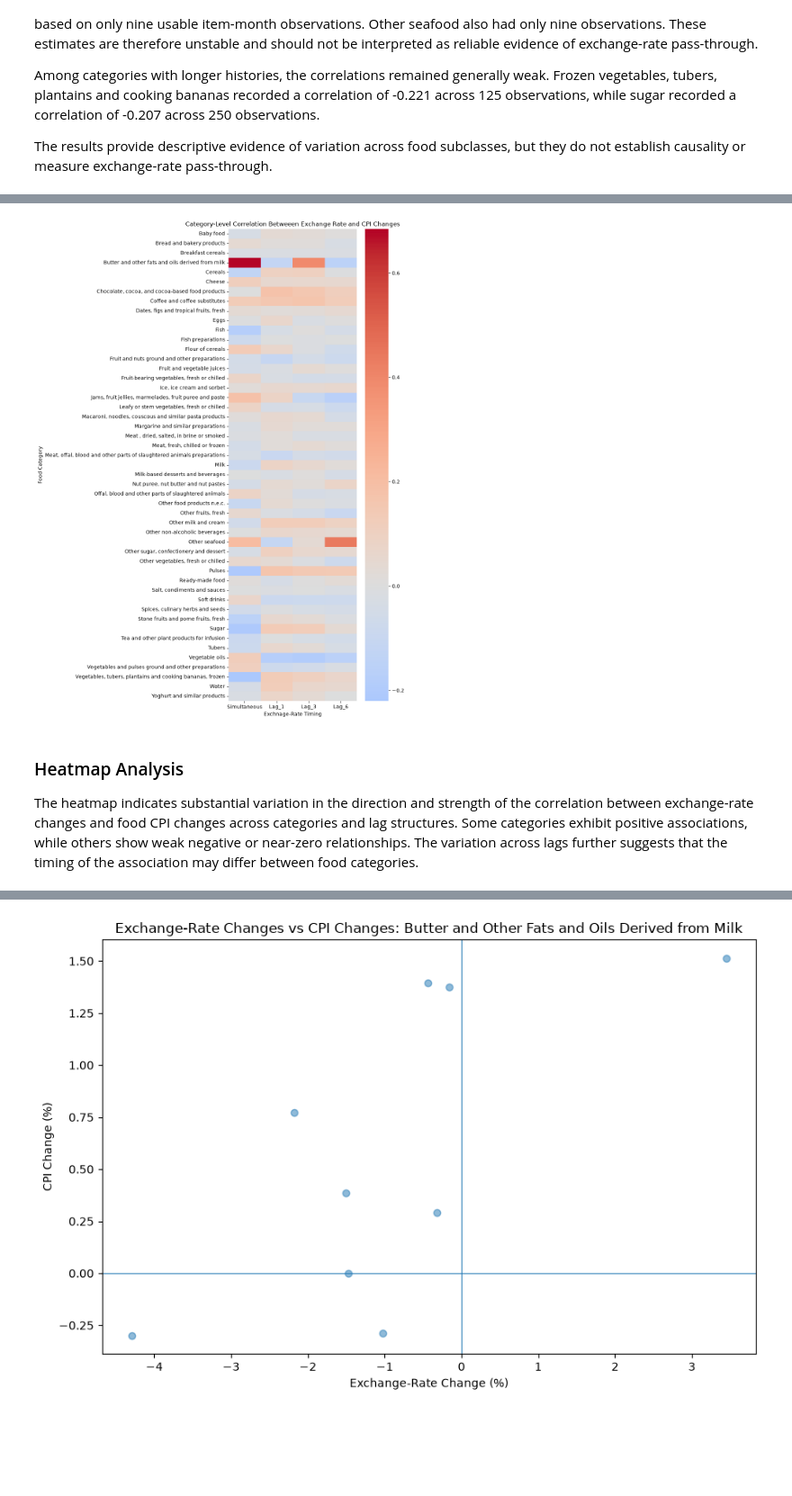
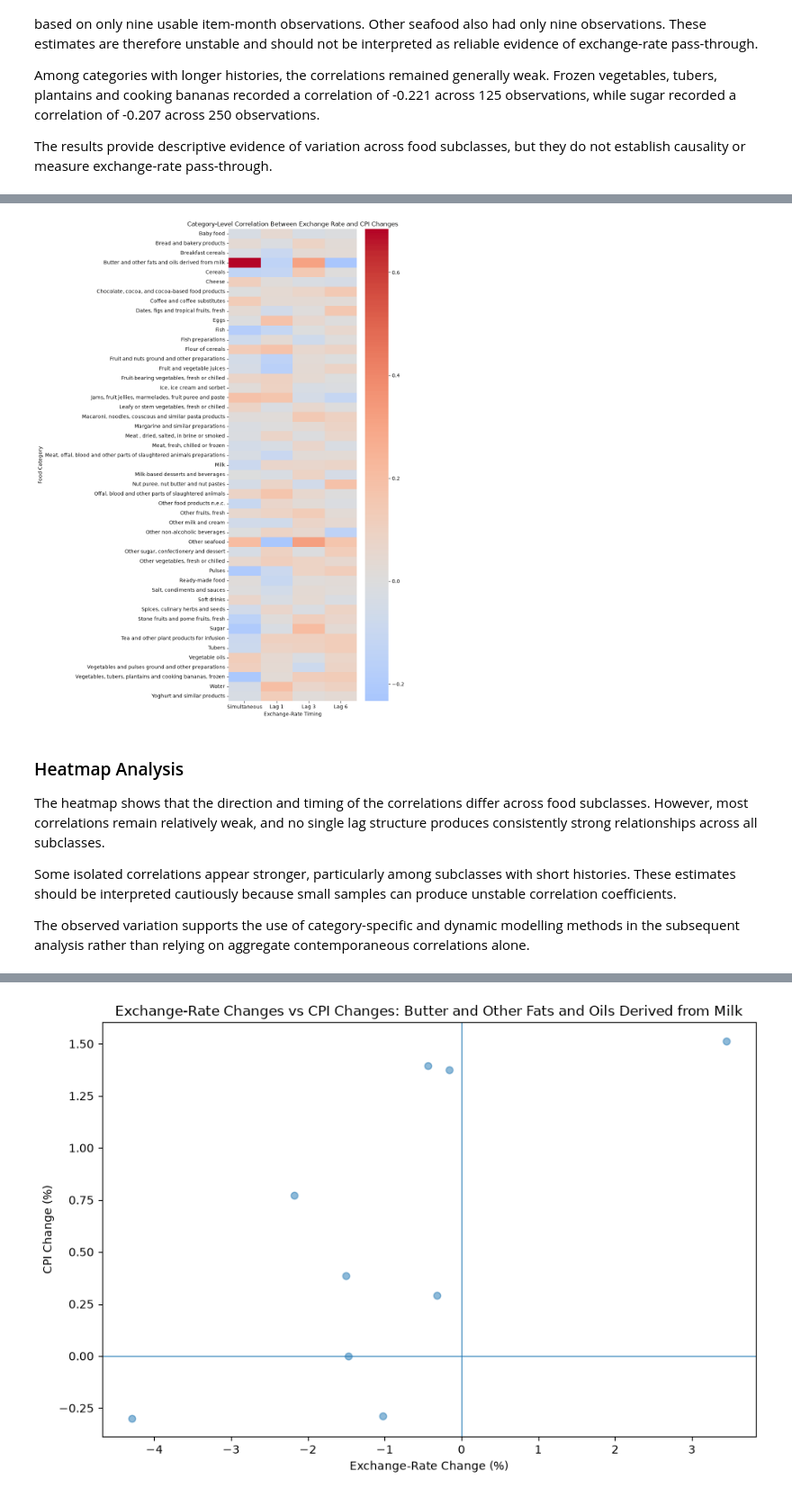
Before and after one commit to MasindiManaga/ERPT_ML_Research, a Jupyter notebook: notebooks/04_Exploratory_Data_Analysis.ipynb, the cells around one changed output, grey strips where cells are left out. Shown at 90% size. Saved outputs shown, nothing was run; the diff lists cells and outputs as text; code cells hidden in the pictures; blank space fills up the shorter version.

```diff
--- a/notebooks/04_Exploratory_Data_Analysis.ipynb
+++ b/notebooks/04_Exploratory_Data_Analysis.ipynb
@@ -614,11 +621,18 @@ monthly_exchange.head(10)
 # %%
-# exchange rate movement and food-price movements
+# merge monthly exchange-rate movements with food-price data
+exchange_rate_columns = [
+    "Date",
+    "ExchangeRate_Change_Pct",
+    "ExchangeRate_Change_Lag1_Pct",
+    "ExchangeRate_Change_Lag3_Pct",
+    "ExchangeRate_Change_Lag6_Pct"
+]
+
 eda_relationship = data.merge(
-    monthly_exchange[
-        ["Date", "ExchangeRate_Change_Pct"]
-    ],
+    monthly_exchange[exchange_rate_columns],
     on="Date",
-    how="left"
+    how="left",
+    validate="many_to_one"
 )
 # %%
 eda_relationship[
@@ -792,20 +811,18 @@ Among categories with longer histories, the correlations remained generally weak
 
 The results provide descriptive evidence of variation across food subclasses, but they do not establish causality or measure exchange-rate pass-through.
 # %%
-# calculate category-level correlations at different lags
+# calculate subclass-grouped correlations at different lags
 category_lag_correlations = pd.DataFrame({
-    "Simultaneous": eda_relationship.groupby("SubclassDescription").apply(
-        lambda x: x["CPI_Change_Pct"].corr(x["ExchangeRate_Change_Pct"])
-    ),
-    "Lag_1": eda_relationship.groupby("SubclassDescription").apply(
-        lambda x: x["CPI_Change_Pct"].corr(x["ExchangeRate_Lag1"])
-    ),
-    "Lag_3": eda_relationship.groupby("SubclassDescription").apply(
-        lambda x: x["CPI_Change_Pct"].corr(x["ExchangeRate_Lag3"])
-    ),
-    "Lag_6": eda_relationship.groupby("SubclassDescription").apply(
-        lambda x: x["CPI_Change_Pct"].corr(x["ExchangeRate_Lag6"])
+    timing: (
+        eda_relationship
+        .groupby("SubclassDescription")
+        .apply(
+            lambda group: group["CPI_Change_Pct"].corr(
+                group[column]
+            )
+        )
     )
+    for timing, column in exchange_rate_timing.items()
 })
 
 category_lag_correlations.head()
@@ -853,27 +895,31 @@ Some categories show stronger associations with exchange-rate movements than oth
 # %%
 import seaborn as sns
 
 plt.figure(figsize=(10,14))
 
 sns.heatmap(
     category_lag_correlations,
     annot=False,
     cmap="coolwarm",
     center=0
 )
 
-plt.title("Category-Level Correlation Betweeen Exchange Rate and CPI Changes")
-plt.xlabel("Exchnage-Rate Timing")
+plt.title("Category-Level Correlation Between Exchange Rate and CPI Changes")
+plt.xlabel("Exchange-Rate Timing")
 plt.ylabel("Food Category")
 
 plt.tight_layout()
 plt.show()
 # %% [output]
-[figure, old version]
+[figure, new version]
 # %% [markdown]
 ### Heatmap Analysis
 
-The heatmap indicates substantial variation in the direction and strength of the correlation between exchange-rate changes and food CPI changes across categories and lag structures. Some categories exhibit positive associations, while others show weak negative or near-zero relationships. The variation across lags further suggests that the timing of the association may differ between food categories.
+The heatmap shows that the direction and timing of the correlations differ across food subclasses. However, most correlations remain relatively weak, and no single lag structure produces consistently strong relationships across all subclasses.
+
+Some isolated correlations appear stronger, particularly among subclasses with short histories. These estimates should be interpreted cautiously because small samples can produce unstable correlation coefficients.
+
+The observed variation supports the use of category-specific and dynamic modelling methods in the subsequent analysis rather than relying on aggregate contemporaneous correlations alone.
 # %%
 # Visualise selected category-level relationships
 selected_categories = [
```
Also changed, not shown: parts of 16 cells of this notebook.
